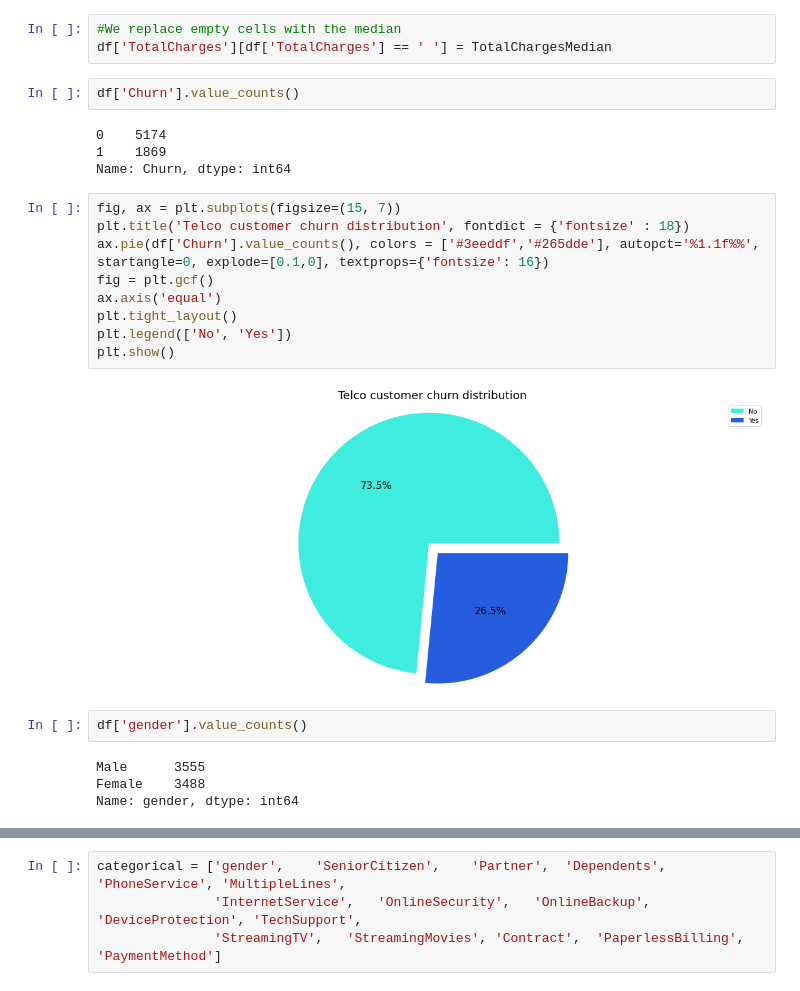
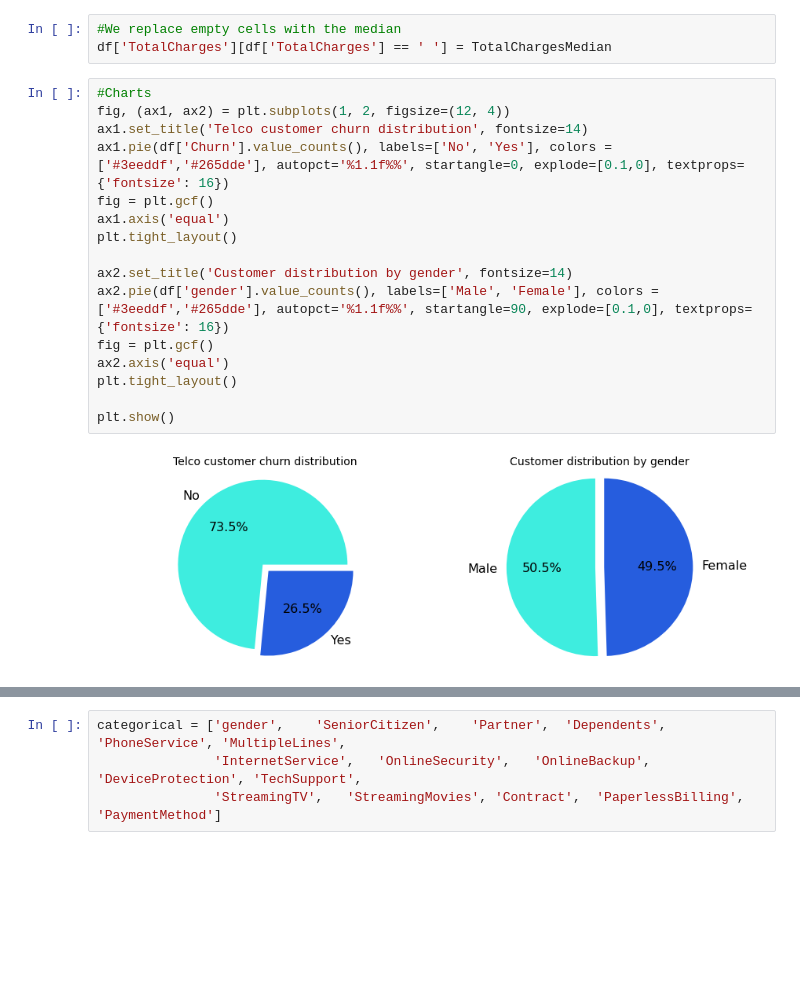
Before and after one commit to blondeincode/Telco_customer_churn_modelling, a Jupyter notebook: Telco_Customer_Churn_Modelling.ipynb, the cells around one changed output, grey strips where cells are left out. Saved outputs shown, nothing was run; the diff lists cells and outputs as text; blank space fills up the shorter version.

Commit message:
Adding new charts and editing previous ones

```diff
--- a/Telco_Customer_Churn_Modelling.ipynb
+++ b/Telco_Customer_Churn_Modelling.ipynb
@@ -101,26 +101,21 @@ TotalChargesMedian
 # %%
 #We replace empty cells with the median
 df['TotalCharges'][df['TotalCharges'] == ' '] = TotalChargesMedian
-# %%
-df['Churn'].value_counts()
-# %% [output]
-0    5174
-1    1869
-Name: Churn, dtype: int64
 # %%
-fig, ax = plt.subplots(figsize=(15, 7))
-plt.title('Telco customer churn distribution', fontdict = {'fontsize' : 18})
-ax.pie(df['Churn'].value_counts(), colors = ['#3eeddf','#265dde'], autopct='%1.1f%%', startangle=0, explode=[0.1,0], textprops={'fontsize': 16})
+#Charts
+fig, (ax1, ax2) = plt.subplots(1, 2, figsize=(12, 4))
+ax1.set_title('Telco customer churn distribution', fontsize=14)
+ax1.pie(df['Churn'].value_counts(), labels=['No', 'Yes'], colors = ['#3eeddf','#265dde'], autopct='%1.1f%%', startangle=0, explode=[0.1,0], textprops={'fontsize': 16})
 fig = plt.gcf()
-ax.axis('equal')
+ax1.axis('equal')
 plt.tight_layout()
-plt.legend(['No', 'Yes'])
+
+ax2.set_title('Customer distribution by gender', fontsize=14)
+ax2.pie(df['gender'].value_counts(), labels=['Male', 'Female'], colors = ['#3eeddf','#265dde'], autopct='%1.1f%%', startangle=90, explode=[0.1,0], textprops={'fontsize': 16})
+fig = plt.gcf()
+ax2.axis('equal')
+plt.tight_layout()
+
 plt.show()
 # %% [output]
-[figure, old version]
+[figure, new version]
-# %%
-df['gender'].value_counts()
-# %% [output]
-Male      3555
-Female    3488
-Name: gender, dtype: int64
```
Also changed, not shown: parts of 4 cells of this notebook.
